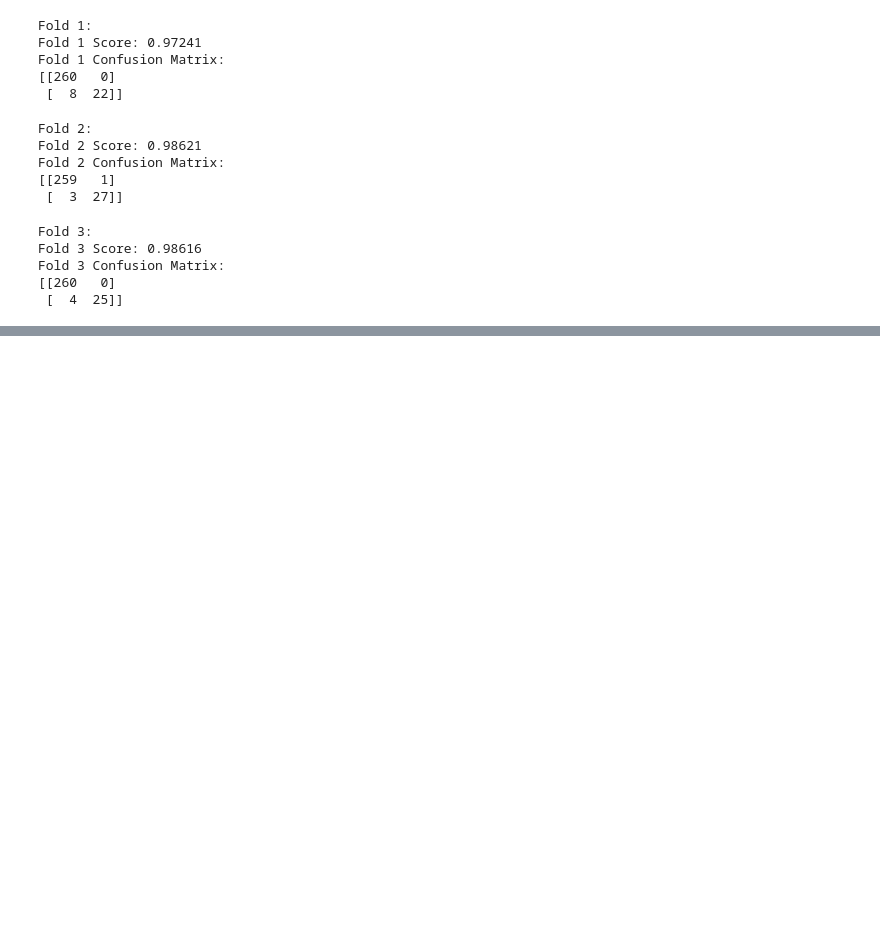
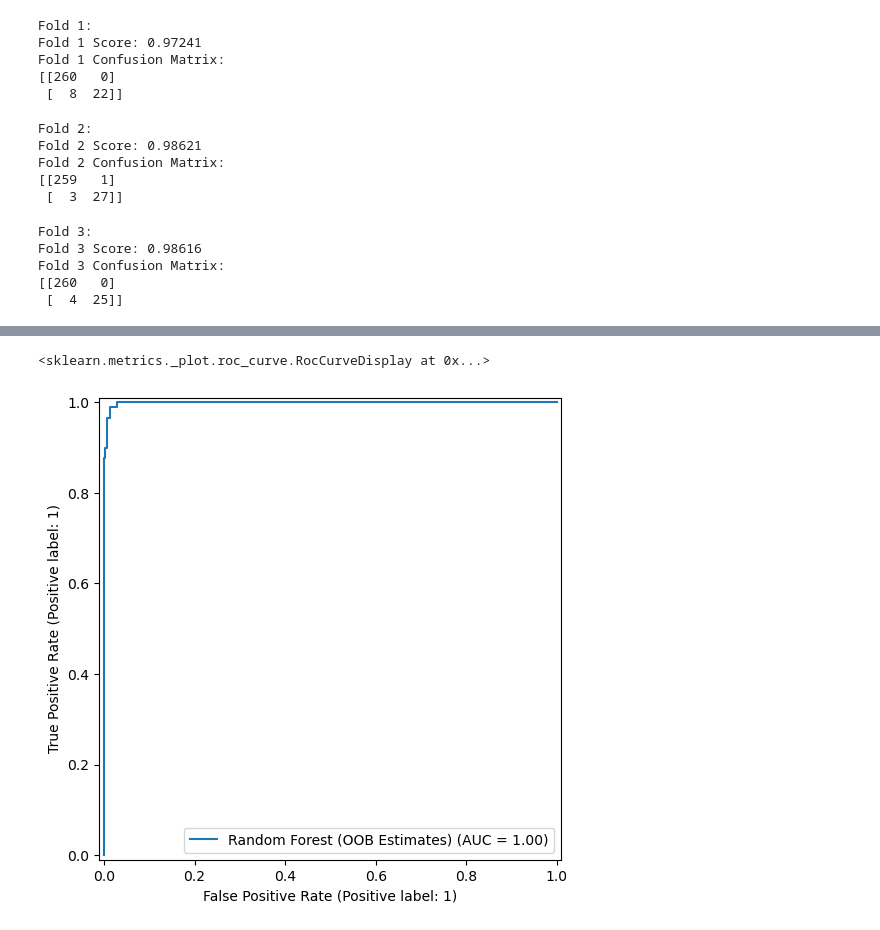
Before and after one commit to vkyuen/RandomForest, a Jupyter notebook: random.ipynb, the cells around one changed output, grey strips where cells are left out. Saved outputs shown, nothing was run; the diff lists cells and outputs as text; code cells hidden in the pictures; blank space fills up the shorter version.

Commit message:
Update random.ipynb
Finished for now

```diff
--- a/random.ipynb
+++ b/random.ipynb
@@ -811,0 +897,24 @@ Fold 3 Confusion Matrix:
+# %%
+rfClassifier = RandomForestClassifier(n_estimators=1000,
+                                      max_features=50,
+                                      oob_score=True,
+                                      random_state=13)
+
+rfClassifier.fit(training_data, training_key.values.ravel())
+
+oob_predictions = np.argmax(rfClassifier.oob_decision_function_, axis=1)
+
+oob_probs = rfClassifier.oob_decision_function_[:, 1]  # Get the probabilities for the positive class
+
+# 2. Plot using from_predictions
+fig, ax = plt.subplots(figsize=(8, 6))
+
+RocCurveDisplay.from_predictions(
+    training_key,
+    oob_probs,
+    ax=ax,
+    name="Random Forest (OOB Estimates)"
+)
+# %% [output]
+<sklearn.metrics._plot.roc_curve.RocCurveDisplay at 0x...>
+[figure, added]
```
Also changed, not shown: parts of 18 cells of this notebook.
